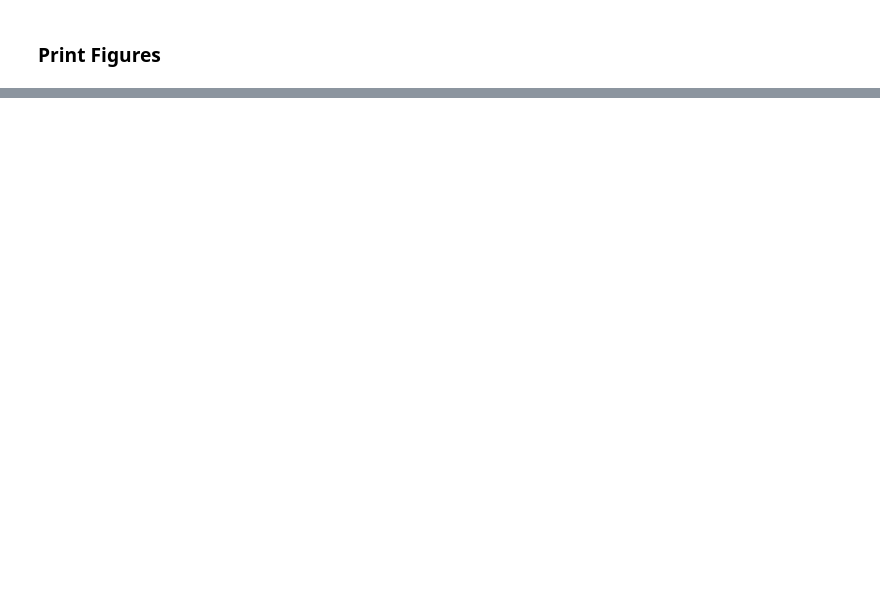
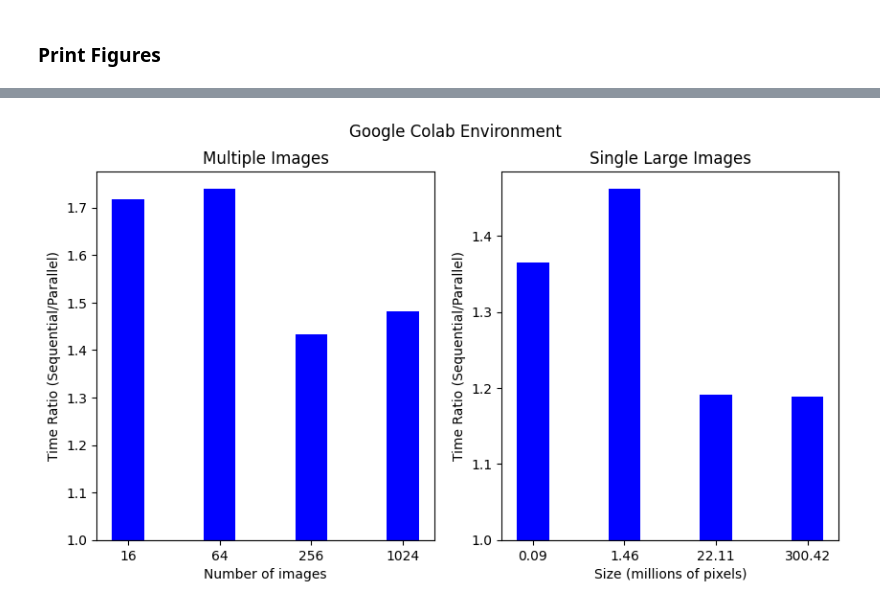
Before and after one commit to rgilyard/parallel-edge-detection, a Jupyter notebook: parallel_comparison.ipynb, the cells around one changed output, grey strips where cells are left out. Drawn from its saved outputs; the diff is of its cells as text; code cells hidden in the pictures; blank space fills up the shorter version.

```diff
--- a/parallel_comparison.ipynb
+++ b/parallel_comparison.ipynb
@@ -497,0 +494,47 @@ plt.show()
+# %%
+# Calculate the time ratios
+mult_time_ratios = [seq/par for seq, par in zip(mult_seq_timings, mult_par_timings)]
+sing_time_ratios = [seq/par for seq, par in zip(sing_seq_timings, sing_par_timings)]
+
+# Create the bar graph with two subfigures
+fig, (ax1, ax2) = plt.subplots(1, 2, figsize=(10, 5))
+
+# Subfigure 1: Multiple images
+width = 0.35
+labels1 = ['16', '64', '256', '1024']
+x1 = np.arange(len(labels1))
+
+ax1.bar(x1, [max(0, ratio-1) for ratio in mult_time_ratios], width, bottom=1, color='blue')
+ax1.bar(x1, [min(0, ratio-1) for ratio in mult_time_ratios], width, bottom=1, color='red')
+
+ax1.set_ylabel('Time Ratio (Sequential/Parallel)')
+ax1.set_xlabel('Number of images')
+ax1.set_title('Multiple Images')
+ax1.set_xticks(x1)
+ax1.set_xticklabels(labels1)
+ax1.axhline(1, color='black', linewidth=0.8)
+
+# Subfigure 2: Single large images
+labels2 = ['0.09', '1.46', '22.11', '300.42']
+x2 = np.arange(len(labels2))
+
+ax2.bar(x2, [max(0, ratio-1) for ratio in sing_time_ratios], width, bottom=1, color='blue')
+ax2.bar(x2, [min(0, ratio-1) for ratio in sing_time_ratios], width, bottom=1, color='red')
+
+ax2.set_ylabel('Time Ratio (Sequential/Parallel)')
+ax2.set_xlabel('Size (millions of pixels)')
+ax2.set_title('Single Large Images')
+ax2.set_xticks(x2)
+ax2.set_xticklabels(labels2)
+ax2.axhline(1, color='black', linewidth=0.8)
+
+# Add a title for the entire figure
+fig.suptitle('Google Colab Environment')
+
+# Save the figure to a file
+plt.savefig('output_ratio_image.png', dpi=300, bbox_inches='tight')
+
+# Optionally, display the plot
+plt.show()
+# %% [output]
+[figure, added]
```
Also changed, not shown: parts of 7 cells of this notebook.
